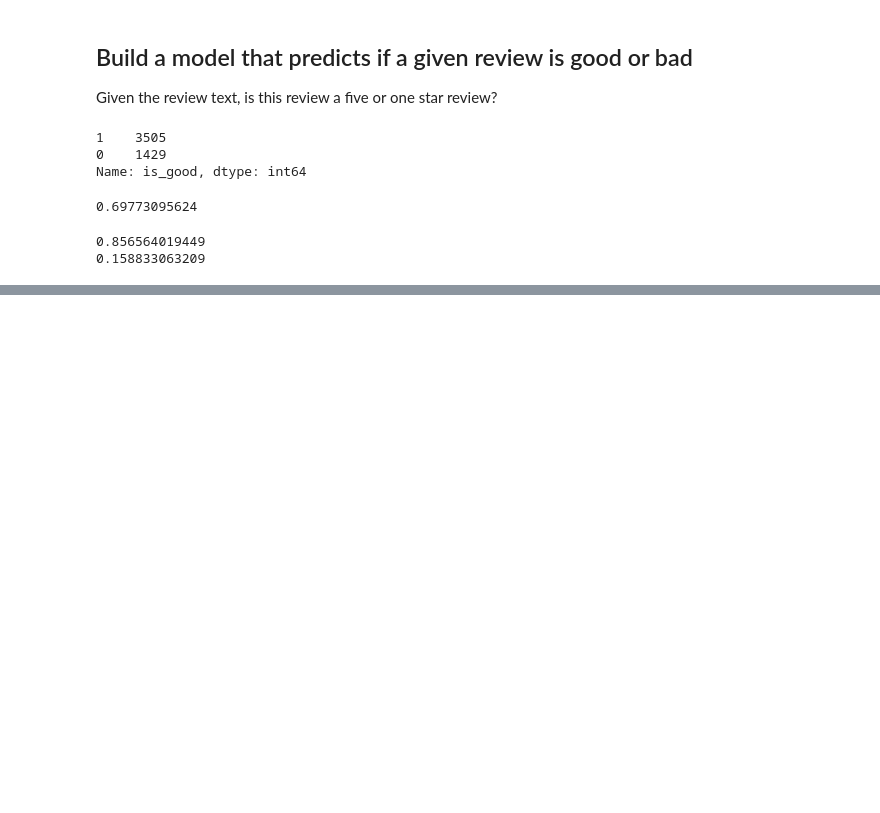
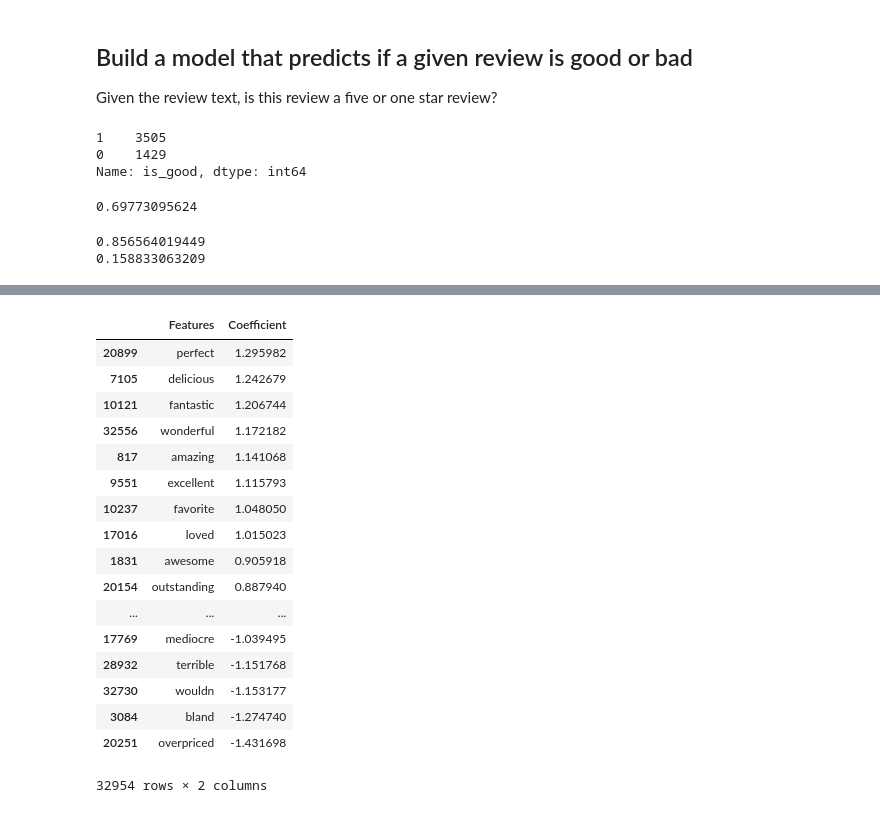
Before and after one commit to jerzeyguy384/nlpsideproject, a Jupyter notebook: yelp-dc-wine-analysis.ipynb, the cells around one changed output, grey strips where cells are left out. Drawn from its saved outputs; the diff is of its cells as text; code cells hidden in the pictures; blank space fills up the shorter version.

```diff
--- a/yelp-dc-wine-analysis.ipynb
+++ b/yelp-dc-wine-analysis.ipynb
@@ -1748,10 +1735,10 @@ print(metrics.accuracy_score(y_test, y_pred_class) - null_accuracy)
 0.158833063209
 # %%
 # SUPER SLOWLY and lazily going to check every parameter for an SVM on my text data
-clf = svm.SVC()
-gamma_range = 10.**np.arange(-5, 2)
-C_range = 10.**np.arange(-2, 3)
-kernel_range = ['rbf', 'sigmoid', 'linear', 'poly']
-param_grid = dict(gamma=gamma_range, C=C_range, kernel=kernel_range)
-grid = GridSearchCV(clf, param_grid, cv=10, scoring='accuracy')
-grid.fit(X_train_dtm, y_train)
+# clf = svm.SVC()
+# gamma_range = 10.**np.arange(-5, 2)
+# C_range = 10.**np.arange(-2, 3)
+# kernel_range = ['rbf', 'sigmoid', 'linear', 'poly']
+# param_grid = dict(gamma=gamma_range, C=C_range, kernel=kernel_range)
+# grid = GridSearchCV(clf, param_grid, cv=10, scoring='accuracy')
+# grid.fit(X_train_dtm, y_train)
@@ -1774,3 +1762,28 @@ print(metrics.accuracy_score(y_test, y_pred_class) - null_accuracy)
+# %%
+df_features = pd.DataFrame(columns=['Features', 'Coefficient'])
+df_features['Features'] = columns=vect.get_feature_names()
+df_features['Coefficient'] = logreg.coef_[0]
+df_features.sort_values('Coefficient', ascending=False, inplace=True)
+df_features
+# %% [output]
+|  | Features | Coefficient |
+| 20899 | perfect | 1.295982 |
+| 7105 | delicious | 1.242679 |
+| 10121 | fantastic | 1.206744 |
+| 32556 | wonderful | 1.172182 |
+| 817 | amazing | 1.141068 |
+| 9551 | excellent | 1.115793 |
+| 10237 | favorite | 1.048050 |
+| 17016 | loved | 1.015023 |
+| 1831 | awesome | 0.905918 |
+| 20154 | outstanding | 0.887940 |
+| ... | ... | ... |
+| 17769 | mediocre | -1.039495 |
+| 28932 | terrible | -1.151768 |
+| 32730 | wouldn | -1.153177 |
+| 3084 | bland | -1.274740 |
+| 20251 | overpriced | -1.431698 |
+32954 rows × 2 columns
 # %%
 # try logistic regression, default params
 logreg = LogisticRegression()
```
Also changed, not shown: parts of 46 cells of this notebook.
